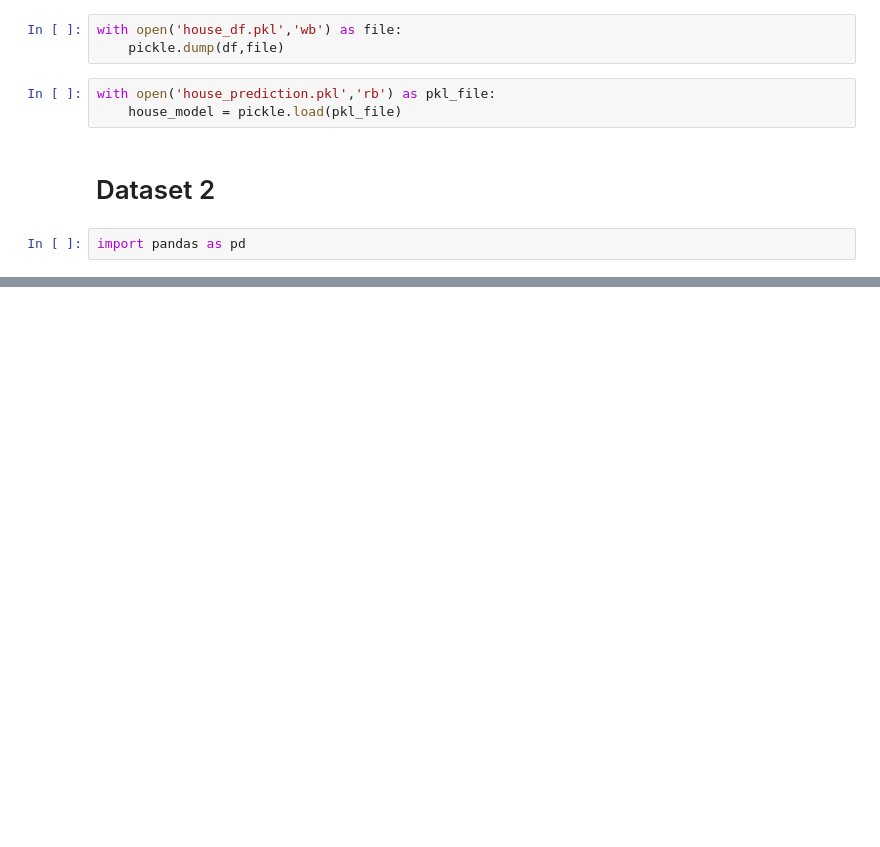
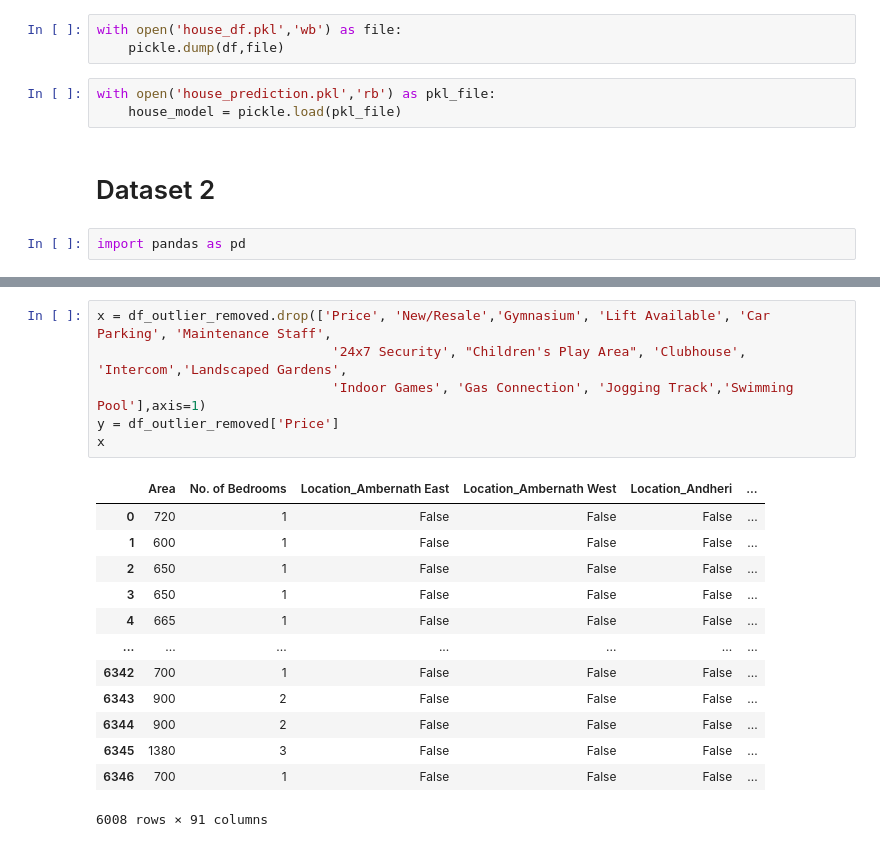
Before and after one commit to ashishyadav2/Java-Python, a Jupyter notebook: Python/Data Science/house_prediction.ipynb, the cells around one changed output, grey strips where cells are left out. Cells and saved outputs as stored; diff of their text form; blank space fills up the shorter version.

```diff
--- a/Python/Data Science/house_prediction.ipynb
+++ b/Python/Data Science/house_prediction.ipynb
@@ -255,0 +318,20 @@ array([ 2606666.66666667,  6205800.        ,  5500000.        , ...,
+# %%
+x = df_outlier_removed.drop(['Price', 'New/Resale','Gymnasium', 'Lift Available', 'Car Parking', 'Maintenance Staff',
+                              '24x7 Security', "Children's Play Area", 'Clubhouse', 'Intercom','Landscaped Gardens',
+                              'Indoor Games', 'Gas Connection', 'Jogging Track','Swimming Pool'],axis=1)
+y = df_outlier_removed['Price']
+x
+# %% [output]
+|  | Area | No. of Bedrooms | Location_Ambernath East | Location_Ambernath West | Location_Andheri | ... |
+| 0 | 720 | 1 | False | False | False | ... |
+| 1 | 600 | 1 | False | False | False | ... |
+| 2 | 650 | 1 | False | False | False | ... |
+| 3 | 650 | 1 | False | False | False | ... |
+| 4 | 665 | 1 | False | False | False | ... |
+| ... | ... | ... | ... | ... | ... | ... |
+| 6342 | 700 | 1 | False | False | False | ... |
+| 6343 | 900 | 2 | False | False | False | ... |
+| 6344 | 900 | 2 | False | False | False | ... |
+| 6345 | 1380 | 3 | False | False | False | ... |
+| 6346 | 700 | 1 | False | False | False | ... |
+6008 rows × 91 columns
```
Also changed, not shown: parts of 29 cells of this notebook.
